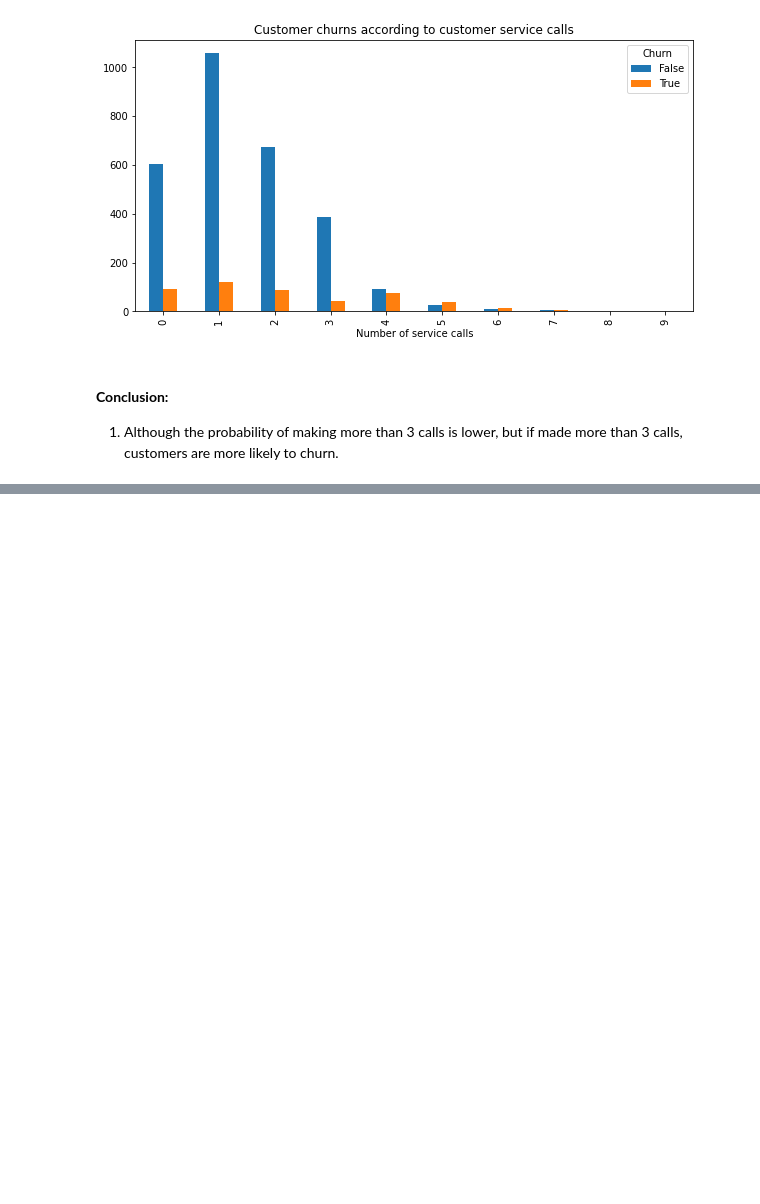
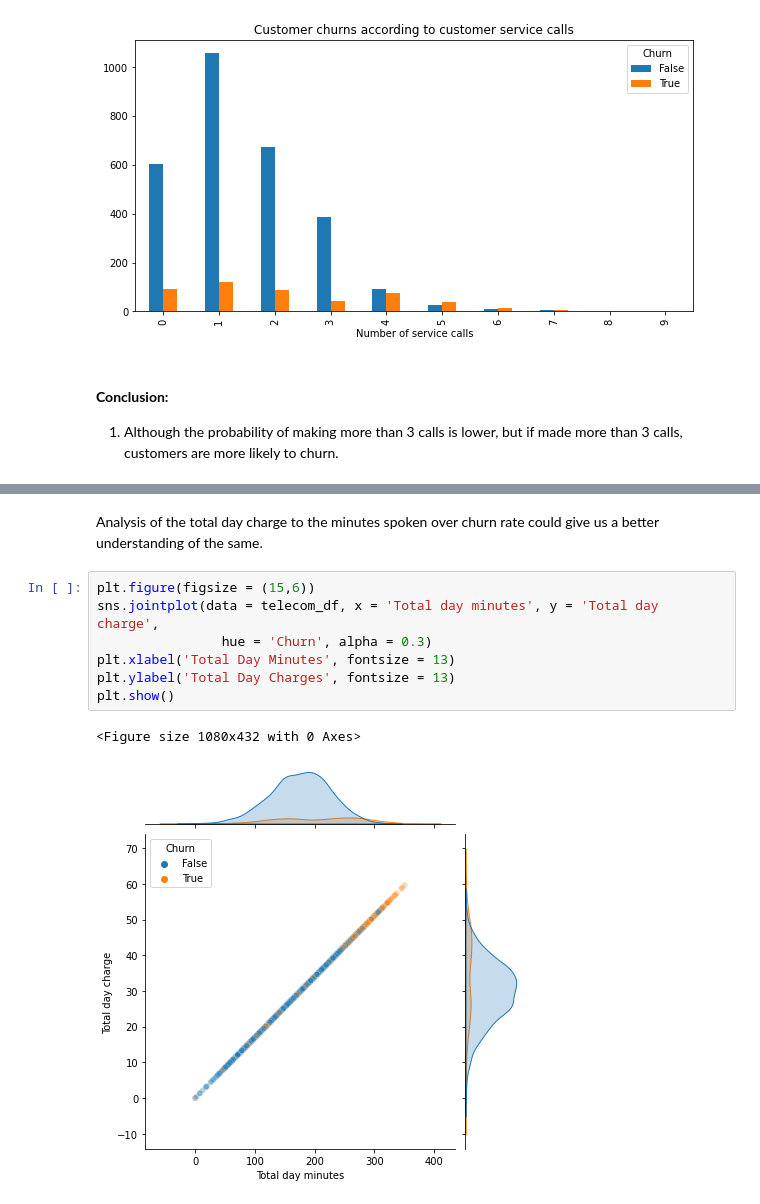
Before and after one commit to Subhajit53/Teleom-Churn-Analysis, a Jupyter notebook: Telecom_Churn_Analysis_Capstone_Project.ipynb, the cells around one changed output, grey strips where cells are left out. Saved outputs shown, nothing was run; the diff lists cells and outputs as text; blank space fills up the shorter version.

```diff
--- a/Telecom_Churn_Analysis_Capstone_Project.ipynb
+++ b/Telecom_Churn_Analysis_Capstone_Project.ipynb
@@ -605,0 +650,12 @@ Text(0.5, 0, 'Number of service calls')
+# %% [markdown]
+Analysis of the total day charge to the minutes spoken over churn rate could give us a better understanding of the same.
+# %%
+plt.figure(figsize = (15,6))
+sns.jointplot(data = telecom_df, x = 'Total day minutes', y = 'Total day charge',
+                hue = 'Churn', alpha = 0.3)
+plt.xlabel('Total Day Minutes', fontsize = 13)
+plt.ylabel('Total Day Charges', fontsize = 13)
+plt.show()
+# %% [output]
+<Figure size 1080x432 with 0 Axes>
+[figure, added]
```
Also changed, not shown: parts of 14 cells of this notebook.
